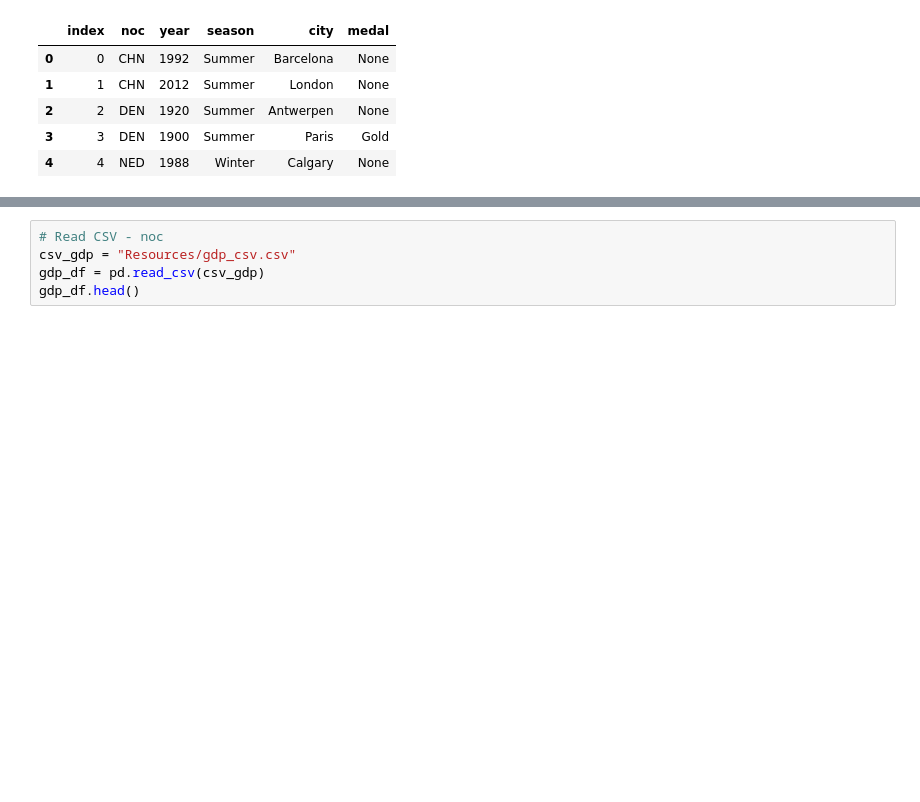
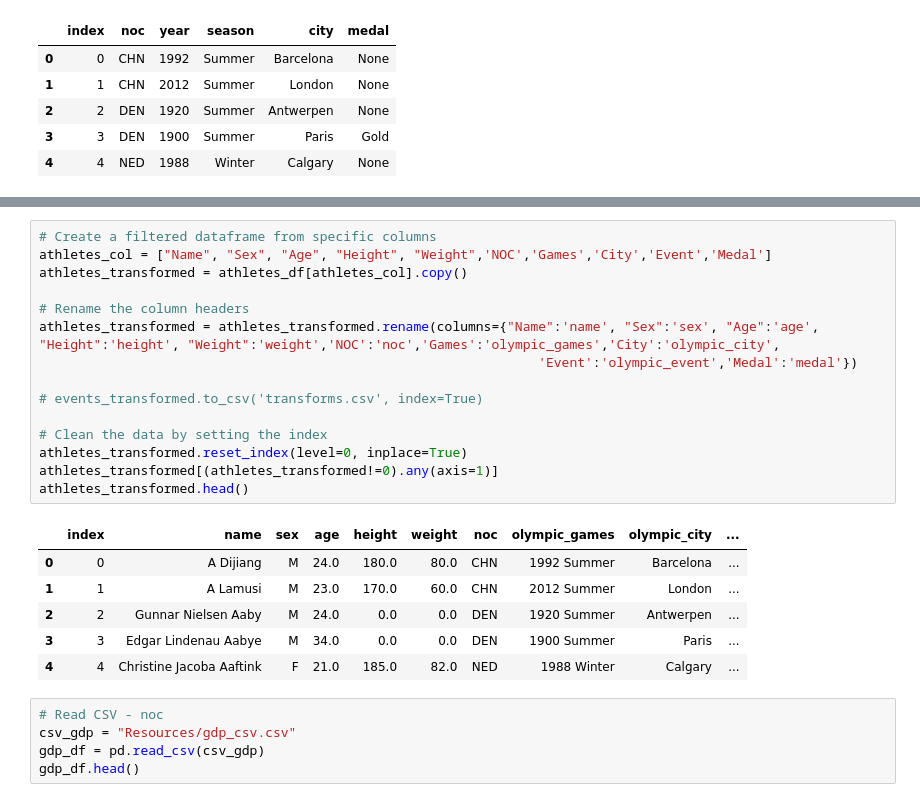
Before and after one commit to toshitorihara/ETL-project, a Jupyter notebook: ETL_starter.ipynb, the cells around one changed output, grey strips where cells are left out. Cells and saved outputs as stored; diff of their text form; blank space fills up the shorter version.

```diff
--- a/ETL_starter.ipynb
+++ b/ETL_starter.ipynb
@@ -71,3 +104,25 @@ events_transformed.head()
+# %%
+# Create a filtered dataframe from specific columns
+athletes_col = ["Name", "Sex", "Age", "Height", "Weight",'NOC','Games','City','Event','Medal']
+athletes_transformed = athletes_df[athletes_col].copy()
+
+# Rename the column headers
+athletes_transformed = athletes_transformed.rename(columns={"Name":'name', "Sex":'sex', "Age":'age', "Height":'height', "Weight":'weight','NOC':'noc','Games':'olympic_games','City':'olympic_city',
+                                                                'Event':'olympic_event','Medal':'medal'})
+
+# events_transformed.to_csv('transforms.csv', index=True)
+
+# Clean the data by setting the index
+athletes_transformed.reset_index(level=0, inplace=True)
+athletes_transformed[(athletes_transformed!=0).any(axis=1)]
+athletes_transformed.head()
+# %% [output]
+|  | index | name | sex | age | height | weight | noc | olympic_games | olympic_city | ... |
+| 0 | 0 | A Dijiang | M | 24.0 | 180.0 | 80.0 | CHN | 1992 Summer | Barcelona | ... |
+| 1 | 1 | A Lamusi | M | 23.0 | 170.0 | 60.0 | CHN | 2012 Summer | London | ... |
+| 2 | 2 | Gunnar Nielsen Aaby | M | 24.0 | 0.0 | 0.0 | DEN | 1920 Summer | Antwerpen | ... |
+| 3 | 3 | Edgar Lindenau Aabye | M | 34.0 | 0.0 | 0.0 | DEN | 1900 Summer | Paris | ... |
+| 4 | 4 | Christine Jacoba Aaftink | F | 21.0 | 185.0 | 82.0 | NED | 1988 Winter | Calgary | ... |
 # %%
 # Read CSV - noc
 csv_gdp = "Resources/gdp_csv.csv"
```
Also changed, not shown: parts of 7 cells of this notebook, 1 other file.
